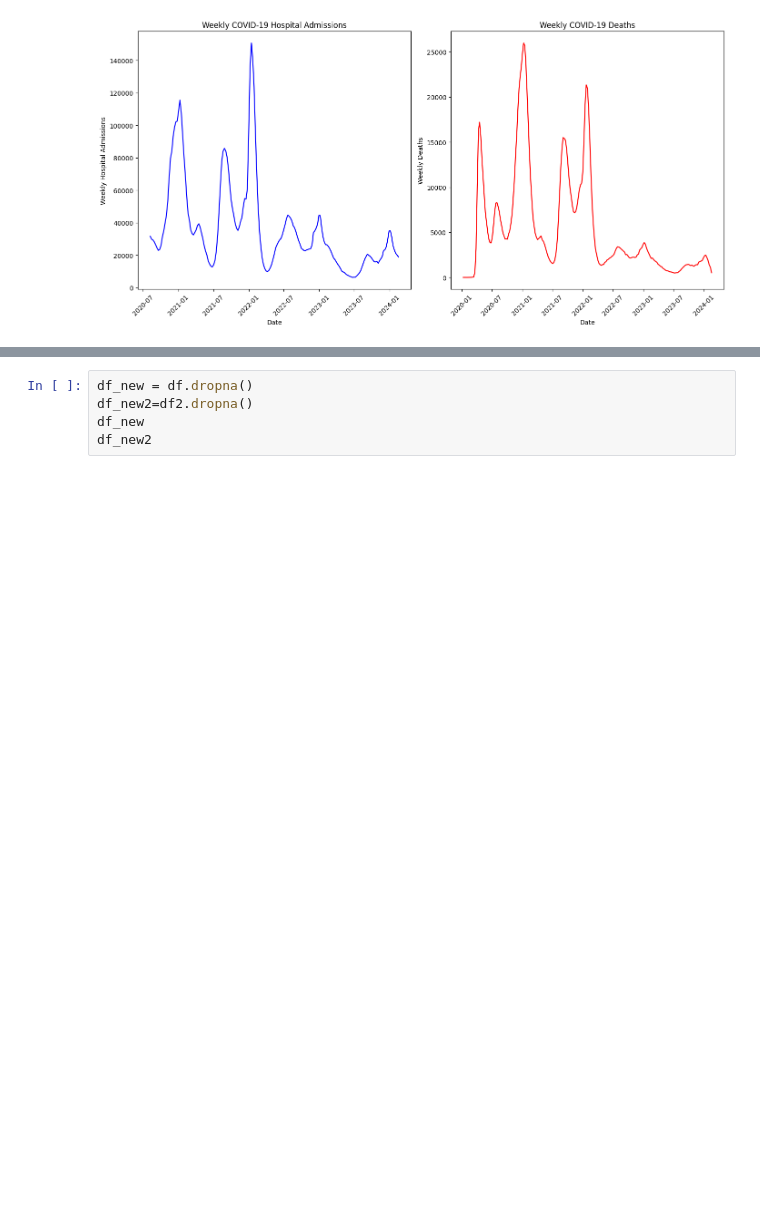
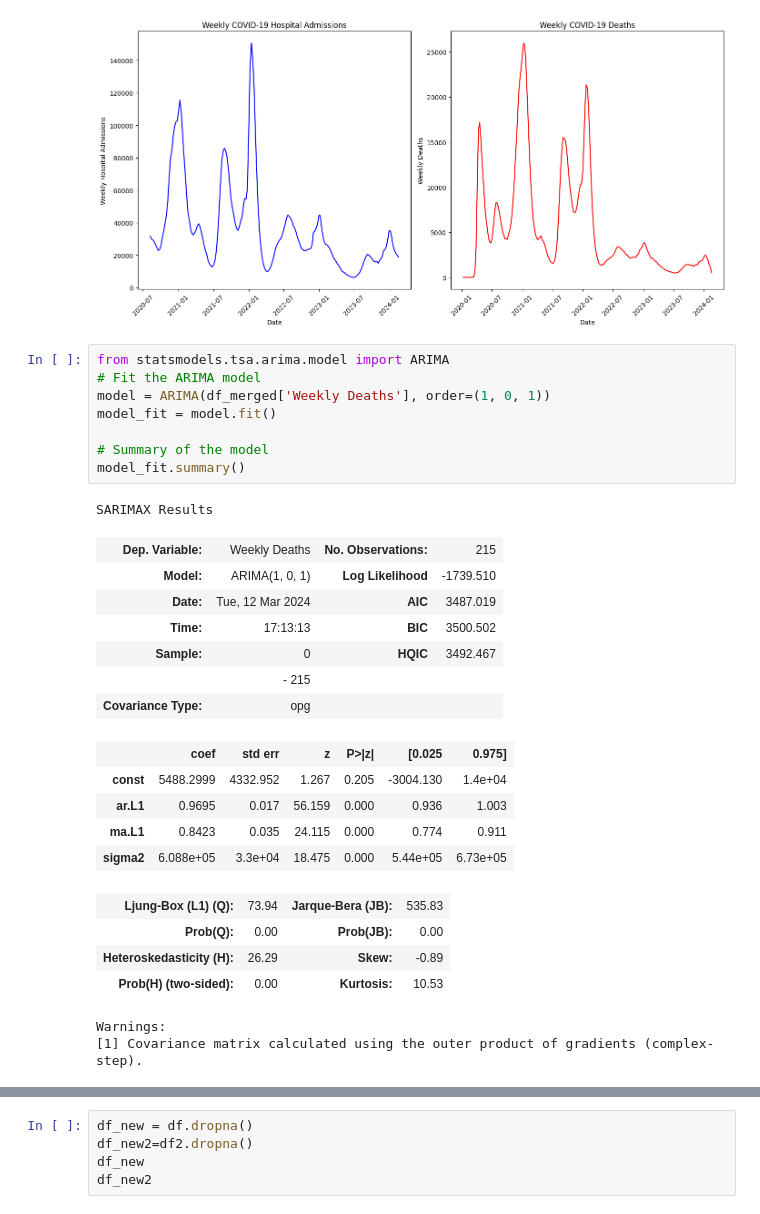
Before and after one commit to Lasata-T/Group1Project2, a Jupyter notebook: Project2.ipynb, the cells around one changed output, grey strips where cells are left out. Cells and saved outputs as stored; diff of their text form; blank space fills up the shorter version.

```diff
--- a/Project2.ipynb
+++ b/Project2.ipynb
@@ -67,3 +64,31 @@ plt.tight_layout()
 plt.show()
 # %% [output]
 [figure]
+# %%
+from statsmodels.tsa.arima.model import ARIMA
+# Fit the ARIMA model
+model = ARIMA(df_merged['Weekly Deaths'], order=(1, 0, 1))
+model_fit = model.fit()
+
+# Summary of the model
+model_fit.summary()
+# %% [output]
+SARIMAX Results
+| Dep. Variable: | Weekly Deaths | No. Observations: | 215 |
+| Model: | ARIMA(1, 0, 1) | Log Likelihood | -1739.510 |
+| Date: | Tue, 12 Mar 2024 | AIC | 3487.019 |
+| Time: | 17:13:13 | BIC | 3500.502 |
+| Sample: | 0 | HQIC | 3492.467 |
+|  | - 215 |  |  |
+| Covariance Type: | opg |  |  |
+|  | coef | std err | z | P>|z| | [0.025 | 0.975] |
+| const | 5488.2999 | 4332.952 | 1.267 | 0.205 | -3004.130 | 1.4e+04 |
+| ar.L1 | 0.9695 | 0.017 | 56.159 | 0.000 | 0.936 | 1.003 |
+| ma.L1 | 0.8423 | 0.035 | 24.115 | 0.000 | 0.774 | 0.911 |
+| sigma2 | 6.088e+05 | 3.3e+04 | 18.475 | 0.000 | 5.44e+05 | 6.73e+05 |
+| Ljung-Box (L1) (Q): | 73.94 | Jarque-Bera (JB): | 535.83 |
+| Prob(Q): | 0.00 | Prob(JB): | 0.00 |
+| Heteroskedasticity (H): | 26.29 | Skew: | -0.89 |
+| Prob(H) (two-sided): | 0.00 | Kurtosis: | 10.53 |
+Warnings:
+[1] Covariance matrix calculated using the outer product of gradients (complex-step).
```
Also changed, not shown: parts of 2 cells of this notebook.
